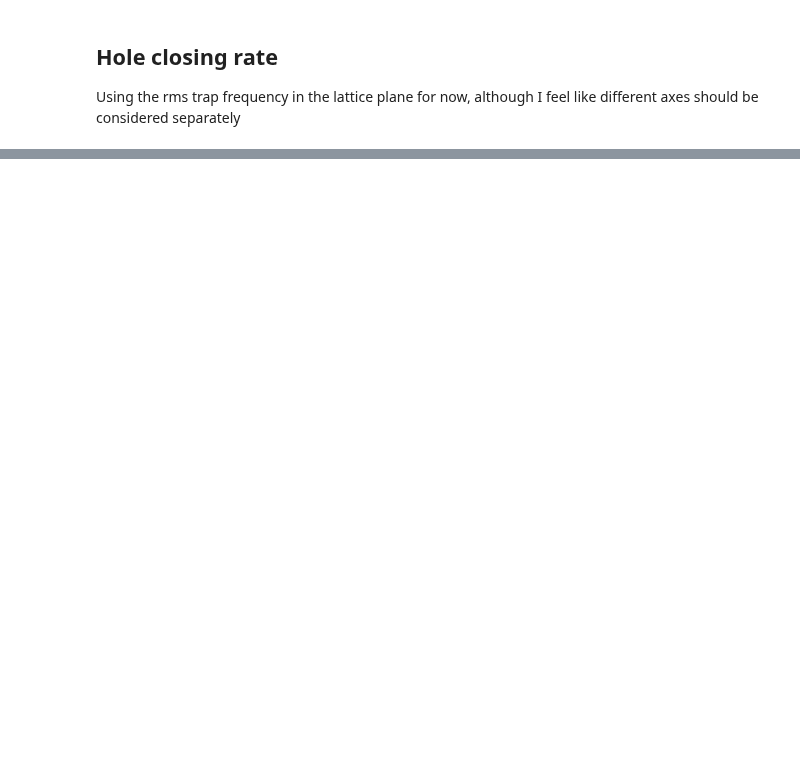
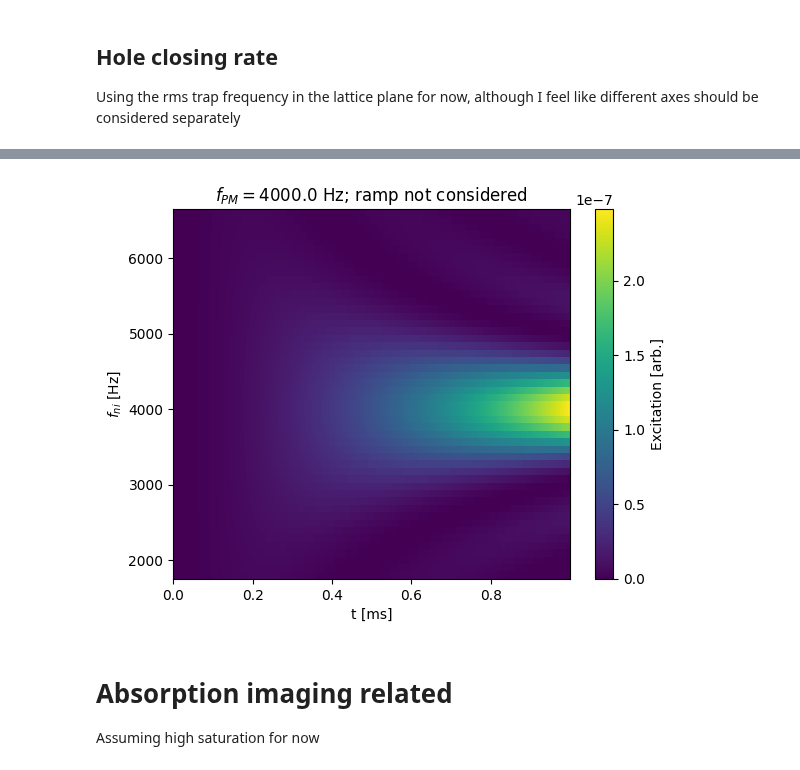
Before and after one commit to Shao-Wen-Chang/E9_constant, a Jupyter notebook: projects/band_spectroscopy/general_params.ipynb, the cells around one changed output, grey strips where cells are left out. Saved outputs shown, nothing was run; the diff lists cells and outputs as text; code cells hidden in the pictures; blank space fills up the shorter version.

```diff
--- a/projects/band_spectroscopy/general_params.ipynb
+++ b/projects/band_spectroscopy/general_params.ipynb
@@ -248,0 +299,13 @@ q_width = 0.200 k_BZ
+# %%
+dt = 1e-6 # use something commensurate to make sure that fft works properly
+t_range_zeros1 = np.arange(-t_fft, -t_halfpulse, dt)
+t_range_ramp_up = np.arange(-t_halfpulse, t_ramp - t_halfpulse, dt)
+t_range_const = np.arange(t_ramp - t_halfpulse, t_halfpulse - t_ramp, dt)
+t_range_ramp_down = np.arange(t_halfpulse - t_ramp, t_halfpulse, dt)
+t_range_zeros2 = np.arange(t_halfpulse, t_fft, dt)
+
+t_range_pulse = np.hstack([t_range_ramp_up, t_range_const, t_range_ramp_down])
+t_range_all = np.hstack([t_range_zeros1, t_range_ramp_up, t_range_const, t_range_ramp_down, t_range_zeros2])
+N_t_pts = len(t_range_all)
+
+phase_t0 = phase_init - 2 * np.pi * t_halfpulse * f_Hz_PM  # phase at t = 0 if phi = 0
@@ -248,0 +404,28 @@ q_width = 0.200 k_BZ
+# %%
+# +101. to avoid zero division error
+# Try to avoid very commensurate intervals
+f_Hz_E_gaps = np.linspace(1.7e3, 6.5e3) + 101.
+bool_RWA = False
+# %%
+t_pulse_from0 = t_range_pulse - t_range_pulse[0]
+d_omega = (f_Hz_E_gaps - f_Hz_PM) * 2 * np.pi
+p_ex_arb = np.sin(d_omega[:, np.newaxis] * t_pulse_from0[np.newaxis, :] / 2)**2 / d_omega[:, np.newaxis]**2 # only on resonance term (RWA)
+
+# sum_omega = (f_Hz_E_gaps + f_Hz_PM) * 2 * np.pi
+# p_ex_arb += (np.sin(sum_omega[:, np.newaxis] * t_pulse_from0[np.newaxis, :] / 2)**2 / sum_omega[:, np.newaxis]**2
+#              + np.sin(sum_omega[:, np.newaxis] * t_pulse_from0[np.newaxis, :] / 2) * np.sin(d_omega[:, np.newaxis] * t_pulse_from0[np.newaxis, :] / 2)
+#                / (sum_omega * d_omega)[:, np.newaxis])
+
+fig_ex = plt.figure()
+ax_ex = fig_ex.add_subplot(1, 1, 1)
+img_ex = ax_ex.pcolormesh(t_pulse_from0 * 1e3, f_Hz_E_gaps, p_ex_arb)
+ax_ex.set_title((r"$f_{PM} =$" f"{f_Hz_PM:.1f} Hz; ramp not considered"))
+ax_ex.set_xlabel("t [ms]")
+ax_ex.set_ylabel((r"$f_{ni}$" " [Hz]"))
+cbar_ex = fig_ex.colorbar(img_ex, ax = ax_ex)
+cbar_ex.set_label("Excitation [arb.]")
+# %% [output]
+[figure, added]
+# %% [markdown]
+# Absorption imaging related
+Assuming high saturation for now
```
Also changed, not shown: parts of 19 cells of this notebook, 3 other files.
